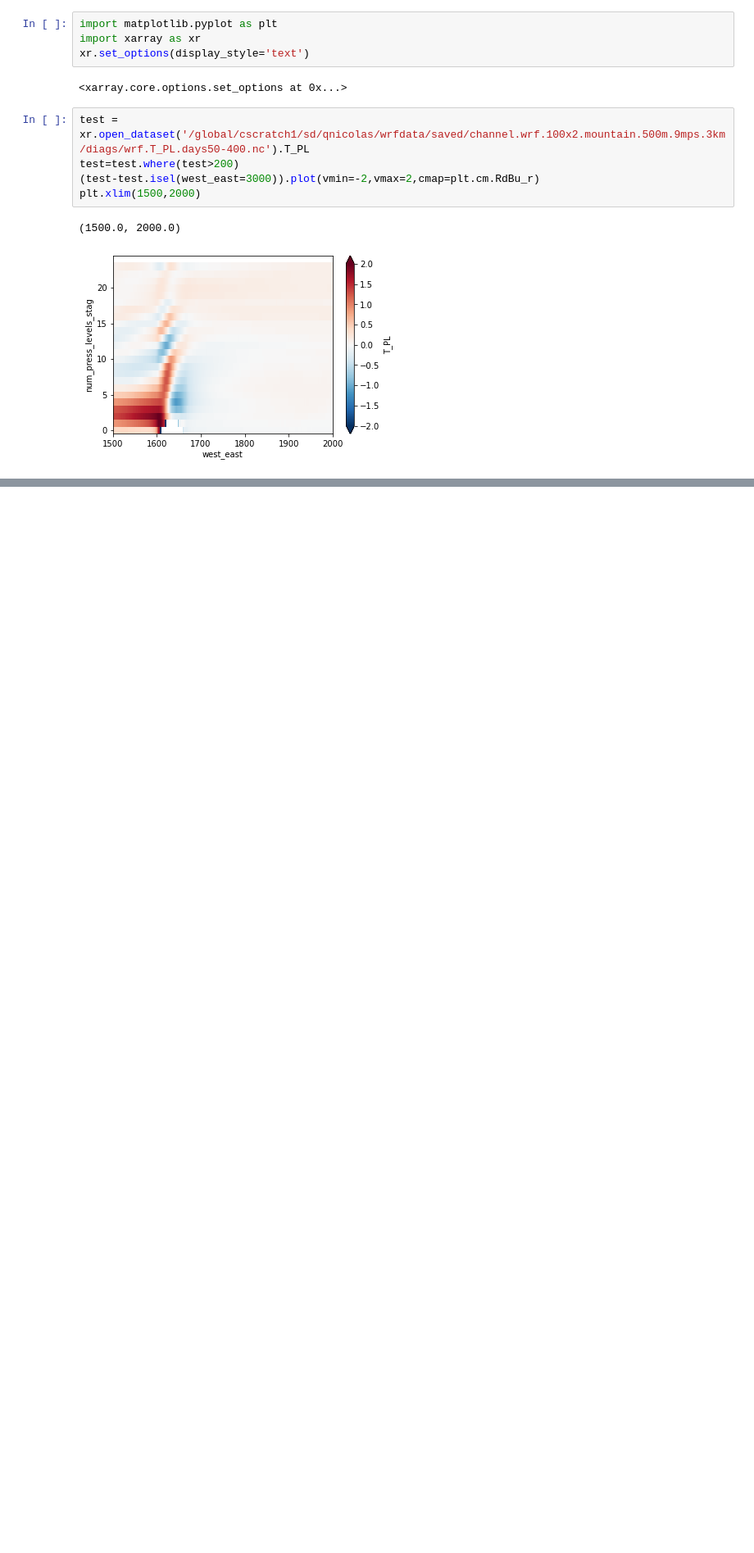
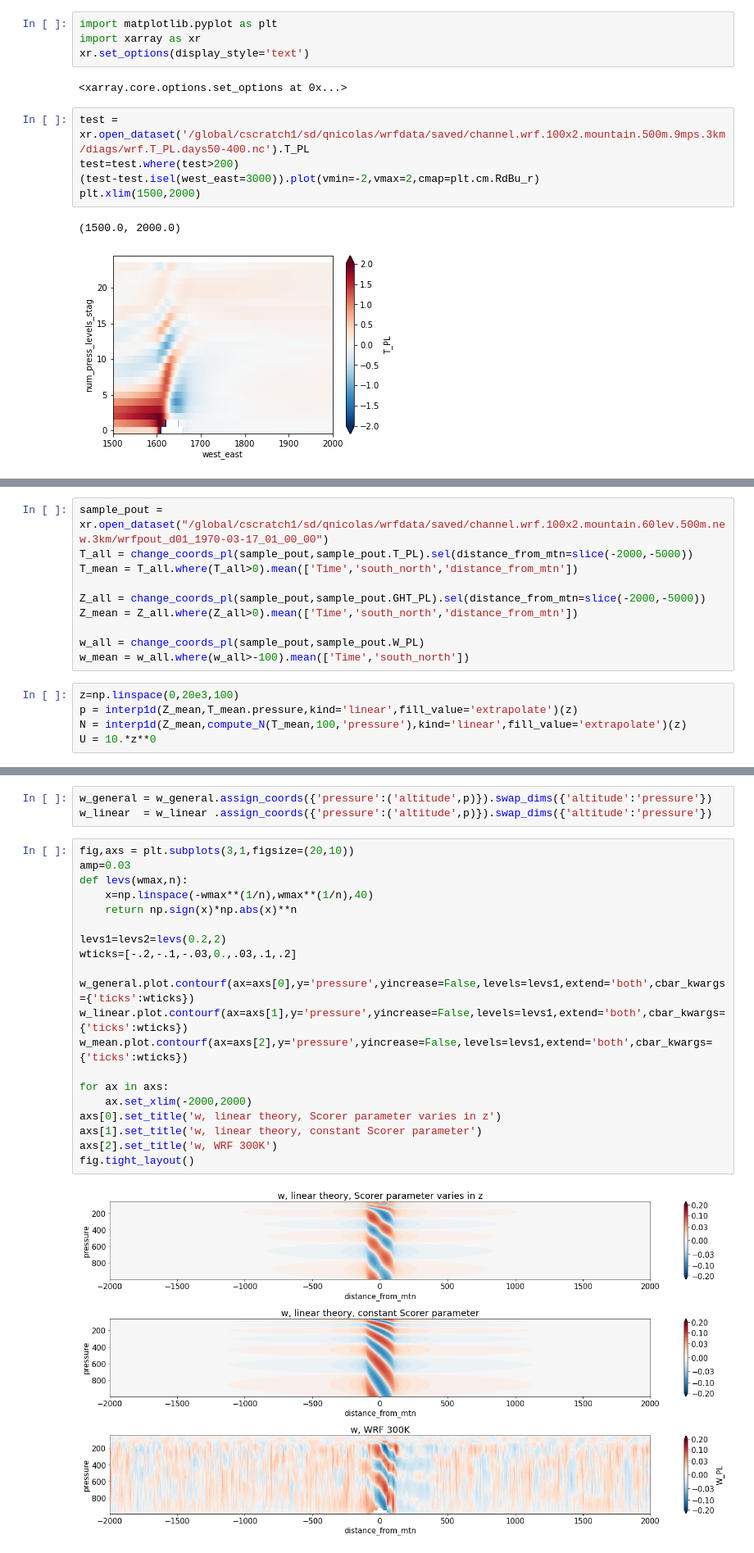
Before and after one commit to qnicolas/orographicPrecipitation, a Jupyter notebook: observationsAndERA5/generalLinearTheory.ipynb, the cells around one changed output, grey strips where cells are left out. Shown at 82% size. Cells and saved outputs as stored; diff of their text form; blank space fills up the shorter version.

```diff
--- a/observationsAndERA5/generalLinearTheory.ipynb
+++ b/observationsAndERA5/generalLinearTheory.ipynb
@@ -113,0 +126,15 @@ plt.xlim(1500,2000)
+# %%
+sample_pout = xr.open_dataset("/global/cscratch1/sd/qnicolas/wrfdata/saved/channel.wrf.100x2.mountain.60lev.500m.new.3km/wrfpout_d01_1970-03-17_01_00_00")
+T_all = change_coords_pl(sample_pout,sample_pout.T_PL).sel(distance_from_mtn=slice(-2000,-5000))
+T_mean = T_all.where(T_all>0).mean(['Time','south_north','distance_from_mtn'])
+
+Z_all = change_coords_pl(sample_pout,sample_pout.GHT_PL).sel(distance_from_mtn=slice(-2000,-5000))
+Z_mean = Z_all.where(Z_all>0).mean(['Time','south_north','distance_from_mtn'])
+
+w_all = change_coords_pl(sample_pout,sample_pout.W_PL)
+w_mean = w_all.where(w_all>-100).mean(['Time','south_north'])
+# %%
+z=np.linspace(0,20e3,100)
+p = interp1d(Z_mean,T_mean.pressure,kind='linear',fill_value='extrapolate')(z)
+N = interp1d(Z_mean,compute_N(T_mean,100,'pressure'),kind='linear',fill_value='extrapolate')(z)
+U = 10.*z**0
@@ -113,0 +149,25 @@ plt.xlim(1500,2000)
+# %%
+w_general = w_general.assign_coords({'pressure':('altitude',p)}).swap_dims({'altitude':'pressure'})
+w_linear  = w_linear .assign_coords({'pressure':('altitude',p)}).swap_dims({'altitude':'pressure'})
+# %%
+fig,axs = plt.subplots(3,1,figsize=(20,10))
+amp=0.03
+def levs(wmax,n):
+    x=np.linspace(-wmax**(1/n),wmax**(1/n),40)
+    return np.sign(x)*np.abs(x)**n
+
+levs1=levs2=levs(0.2,2)
+wticks=[-.2,-.1,-.03,0.,.03,.1,.2]
+
+w_general.plot.contourf(ax=axs[0],y='pressure',yincrease=False,levels=levs1,extend='both',cbar_kwargs={'ticks':wticks})
+w_linear.plot.contourf(ax=axs[1],y='pressure',yincrease=False,levels=levs1,extend='both',cbar_kwargs={'ticks':wticks})
+w_mean.plot.contourf(ax=axs[2],y='pressure',yincrease=False,levels=levs1,extend='both',cbar_kwargs={'ticks':wticks})
+
+for ax in axs:
+    ax.set_xlim(-2000,2000)
+axs[0].set_title('w, linear theory, Scorer parameter varies in z')
+axs[1].set_title('w, linear theory, constant Scorer parameter')
+axs[2].set_title('w, WRF 300K')
+fig.tight_layout()
+# %% [output]
+[figure, added]
```
Also changed, not shown: parts of 22 cells of this notebook, 8 other files.
